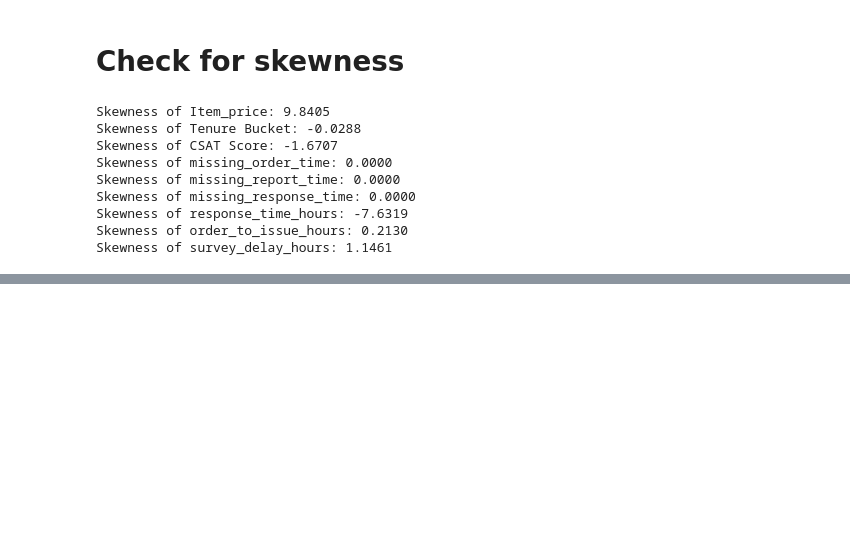
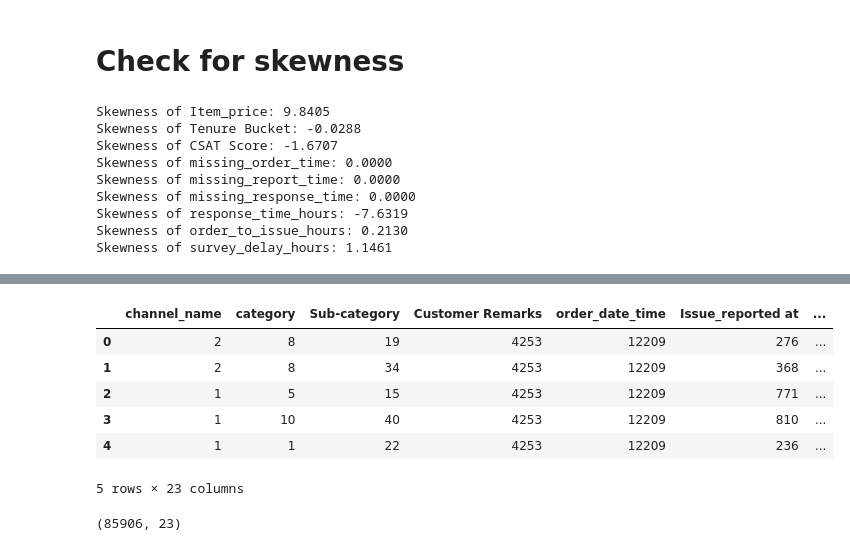
Before and after one commit to Sumit-Prasad01/DeepCSAT-Ecommerce-Customer-Satisfaction-Score-Prediction, a Jupyter notebook: notebooks/Data_Analysis.ipynb, the cells around one changed output, grey strips where cells are left out. Cells and saved outputs as stored; diff of their text form; code cells hidden in the pictures; blank space fills up the shorter version.

```diff
--- a/notebooks/Data_Analysis.ipynb
+++ b/notebooks/Data_Analysis.ipynb
@@ -602,0 +637,3 @@ Skewness of survey_delay_hours: 1.1461
+# %%
+numeric_features = df.select_dtypes(include=['int64', 'float64']).columns.tolist()
+categorical_features = df.select_dtypes(include=['object', 'datetime64[ns]']).columns.tolist()
@@ -602,0 +642,13 @@ Skewness of survey_delay_hours: 1.1461
+# %%
+label_encoder = LabelEncoder()
+mappings = {}
+# %%
+for col in categorical_features:
+                df[col] = label_encoder.fit_transform(df[col])
+                mappings[col] = {label : code for label, code in zip(label_encoder.classes_, label_encoder.transform(label_encoder.classes_))}
+# %%
+skew_threshold = 5
+skewness = df[numeric_cols].apply(lambda x : x.skew())
+
+for column in skewness[skewness > skew_threshold].index:
+    df[column] = np.log1p(df[column])
@@ -602,0 +672,14 @@ Skewness of survey_delay_hours: 1.1461
+# %%
+df.head()
+# %% [output]
+|  | channel_name | category | Sub-category | Customer Remarks | order_date_time | Issue_reported at | ... |
+| 0 | 2 | 8 | 19 | 4253 | 12209 | 276 | ... |
+| 1 | 2 | 8 | 34 | 4253 | 12209 | 368 | ... |
+| 2 | 1 | 5 | 15 | 4253 | 12209 | 771 | ... |
+| 3 | 1 | 10 | 40 | 4253 | 12209 | 810 | ... |
+| 4 | 1 | 1 | 22 | 4253 | 12209 | 236 | ... |
+5 rows × 23 columns
+# %%
+df.shape
+# %% [output]
+(85906, 23)
```
Also changed, not shown: parts of 22 cells of this notebook, 13 other files.
